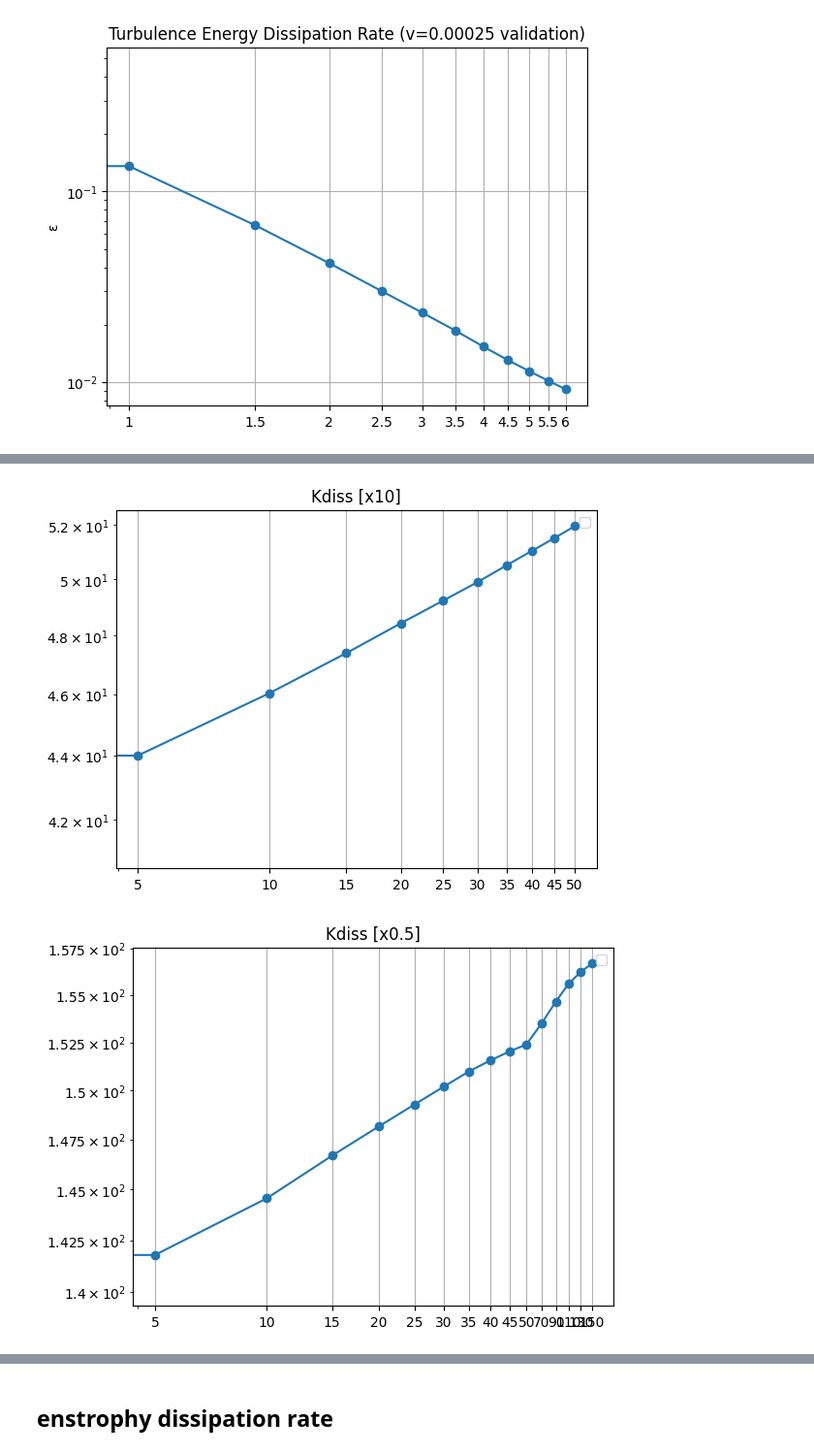
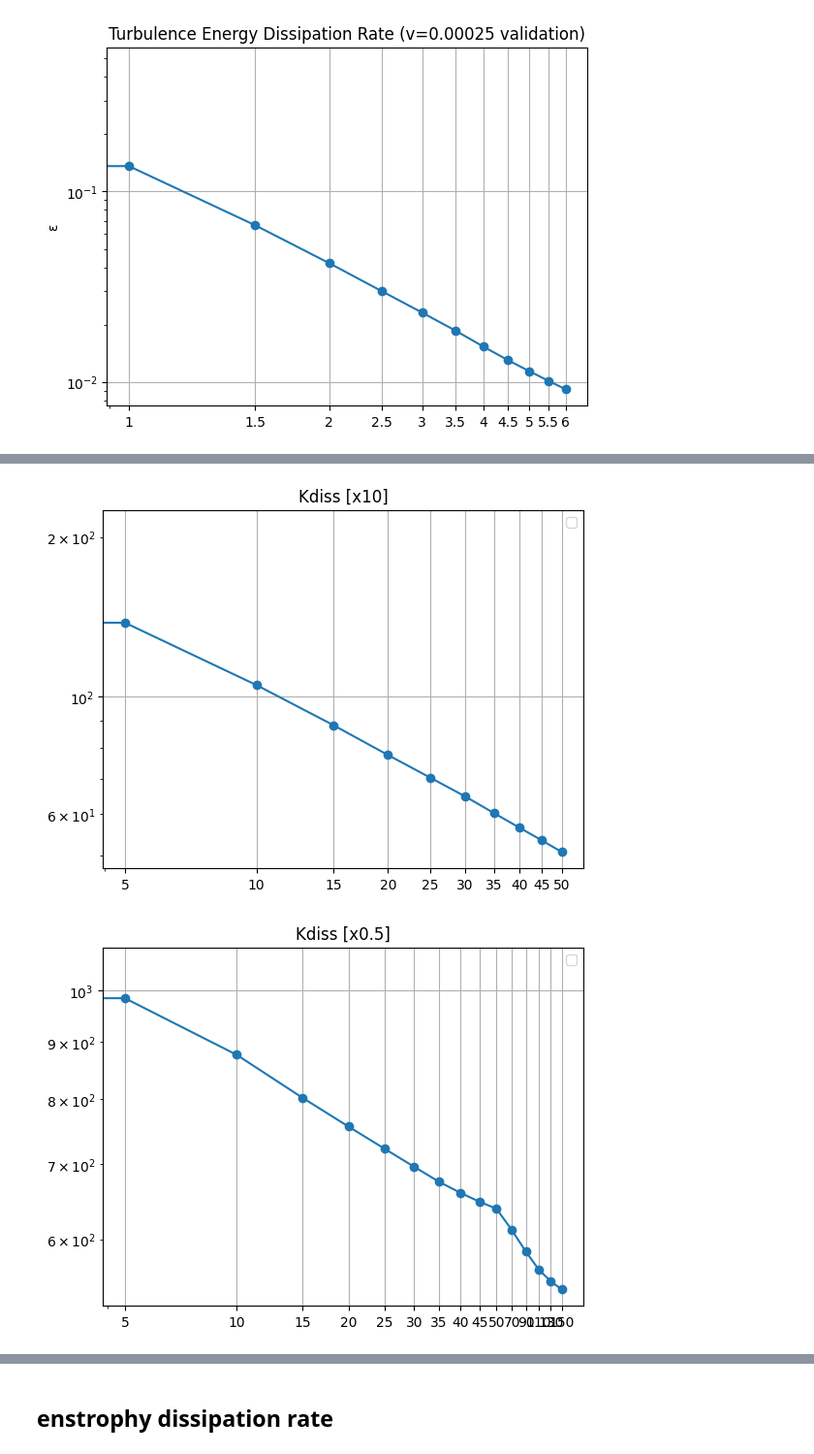
Before and after one commit to red1ithink/EnergySpectrum, a Jupyter notebook: spectrum.ipynb, the cells around one changed output, grey strips where cells are left out. Shown at 97% size. Cells and saved outputs as stored; diff of their text form; code cells hidden in the pictures.

```diff
--- a/spectrum.ipynb
+++ b/spectrum.ipynb
@@ -199,7 +199,7 @@ for file in files:
     u, v = resizing(ux, uy)
     eps = energy_dissipation(u,v, nu)
     label = file.split('/')[-1].split('_')[0]
-    kdiss = kd_2d(eps, nu)
+    kdiss = kv_3d(eps, nu)
     kd1 = np.append(kd1, kdiss)
     label1 = np.append(label1, label)
 plt.figure()
@@ -219,7 +219,7 @@ for file in files2:
     u, v = resizing(ux, uy)
     eps = energy_dissipation(u,v, nu)
     label = file.split('/')[-1].split('_')[0]
-    kdiss = kd_2d(eps, nu)
+    kdiss = kv_3d(eps, nu)
     kd2 = np.append(kd2, kdiss)
     label2 = np.append(label2, label)
 plt.figure()
@@ -229,27 +229,27 @@ plt.grid()
 plt.legend()
 plt.show()
 # %% [output]
-[figure, old version]
+[figure, new version]
 # %%
 kd3 = np.array([])
 label3 = np.array([])
 for file in files3:
     nu=0.000005
     ux, uy = sep(file)
     u, v = resizing(ux, uy)
     eps = energy_dissipation(u,v, nu)
     label = file.split('/')[-1].split('_')[0]
-    kdiss = kd_2d(eps, nu)
+    kdiss = kv_3d(eps, nu)
     kd3 = np.append(kd3, kdiss)
     label3= np.append(label3, label)
 plt.figure()
 plt.title("Kdiss [x0.5]")
 plt.loglog(label3, kd3, marker='o', linestyle='-')
 plt.grid()
 plt.legend()
 plt.show()
 # %% [output]
-[figure, old version]
+[figure, new version]
 # %%
 kd4 = np.array([])
 label4 = np.array([])
```
Also changed, not shown: parts of 6 cells of this notebook, 2 other files.
